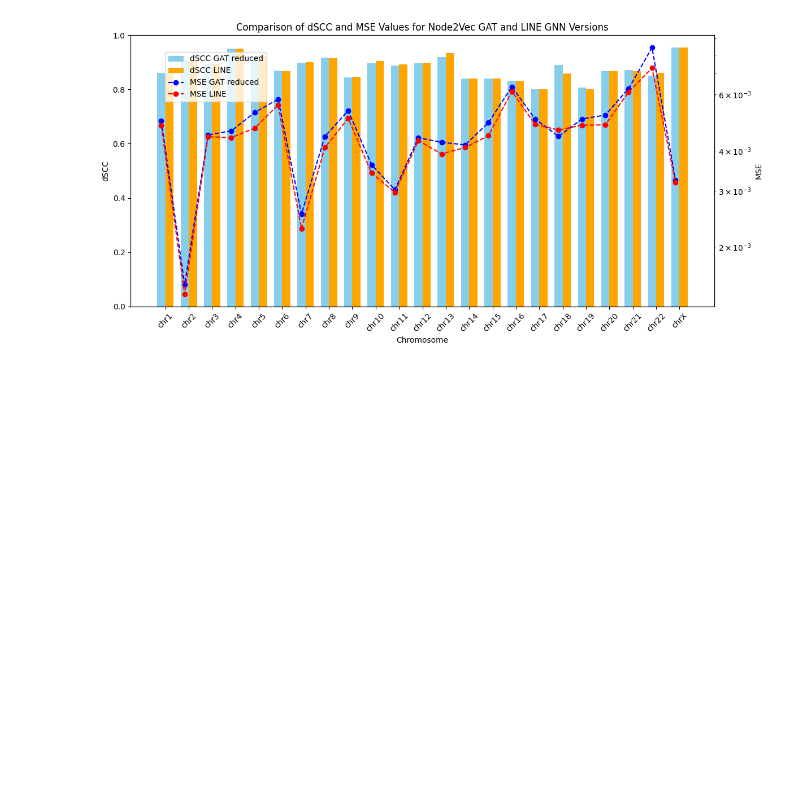
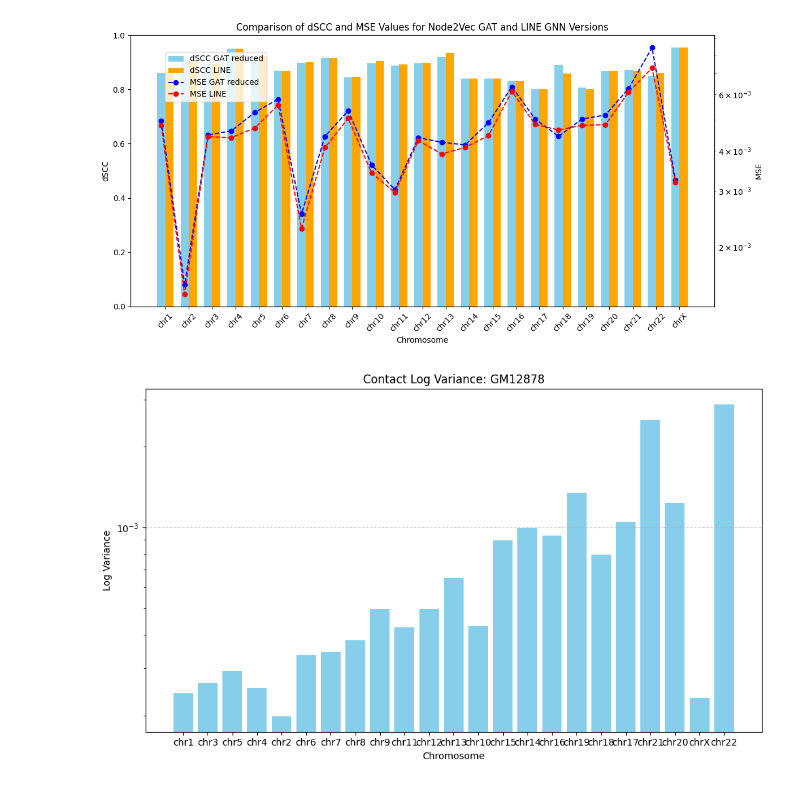
Before and after one commit to beyzoskaya/HiC-GNN, a Jupyter notebook: visualize.ipynb, the cells around one changed output. Saved outputs shown, nothing was run; the diff lists cells and outputs as text; code cells hidden in the pictures; blank space fills up the shorter version.

```diff
--- a/visualize.ipynb
+++ b/visualize.ipynb
@@ -986,3 +944,28 @@ fig.tight_layout()
 plt.show()
 # %% [output]
 [figure]
+# %%
+import json
+import matplotlib.pyplot as plt
+log_variance_data_params_changed = {"chr1": -3.616958398875882, "chr3": -3.5794642542113007, "chr5": -3.532413300167838, "chr4": -3.5958231973111454, "chr2": -3.7019704938915656, "chr6": -3.4757543478884547, "chr7": -3.4612251632593, "chr8": -3.419261232396334, "chr9": -3.3035203386772953, "chr11": -3.3719286992888566, "chr12": -3.3017868258792404, "chr13": -3.1866821463569845, "chr10": -3.3657386551770574, "chr15": -3.047038413693552, "chr14": -3.002548319262037, "chr16": -3.0308757763737253, "chr19": -2.8694627769579033, "chr18": -3.100386589302986, "chr17": -2.9802272399912417, "chr21": -2.599121121059018, "chr20": -2.909331474958847, "chrX": -3.63395594783793, "chr22": -2.5421972600553873}
+
+chromosomes = list(log_variance_data_params_changed.keys())
+log_variances = list(log_variance_data_params_changed.values())
+
+# Convert log variances to their original scale for better visualization
+log_variances = [10 ** lv for lv in log_variances]
+
+# Create the horizontal bar plot
+plt.figure(figsize=(10, 6))
+plt.bar(chromosomes, log_variances, color='skyblue')
+plt.yscale('log')  # Set y-axis to log scale
+plt.xlabel('Chromosome')
+plt.ylabel('Log Variance')
+plt.title('Contact Log Variance: GM12878')
+plt.grid(axis='y', linestyle='--', alpha=0.7)
+
+# Save and display the plot
+plt.tight_layout()
+plt.show()
+# %% [output]
+[figure, added]
```
Also changed, not shown: parts of 40 cells of this notebook.
